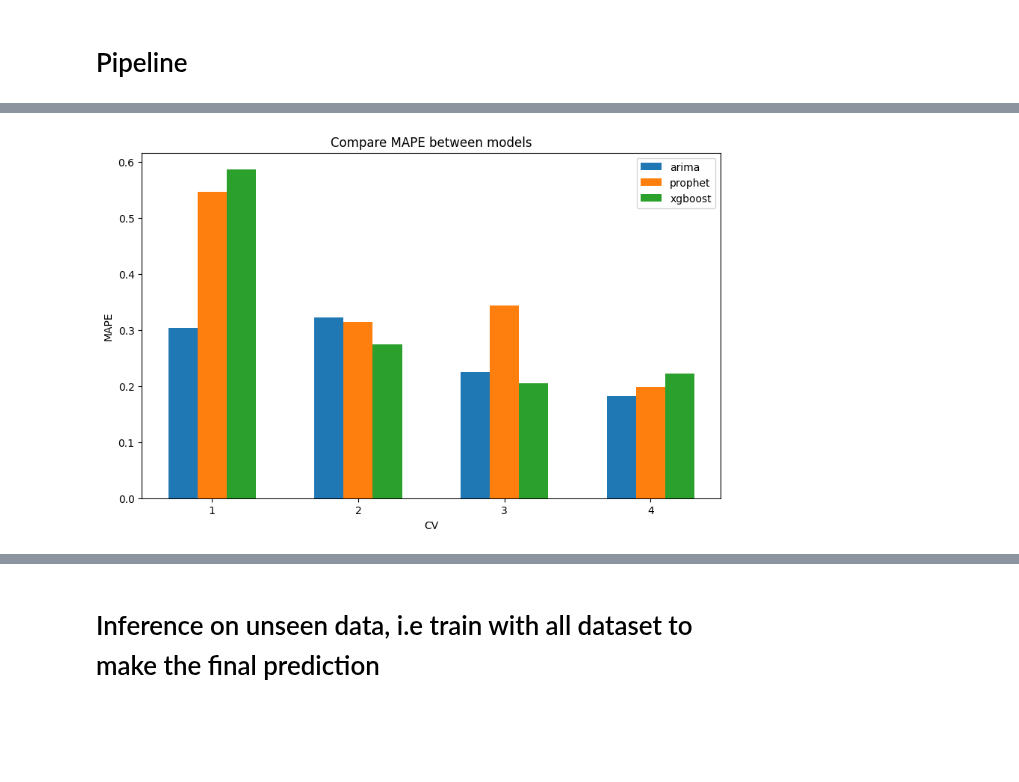
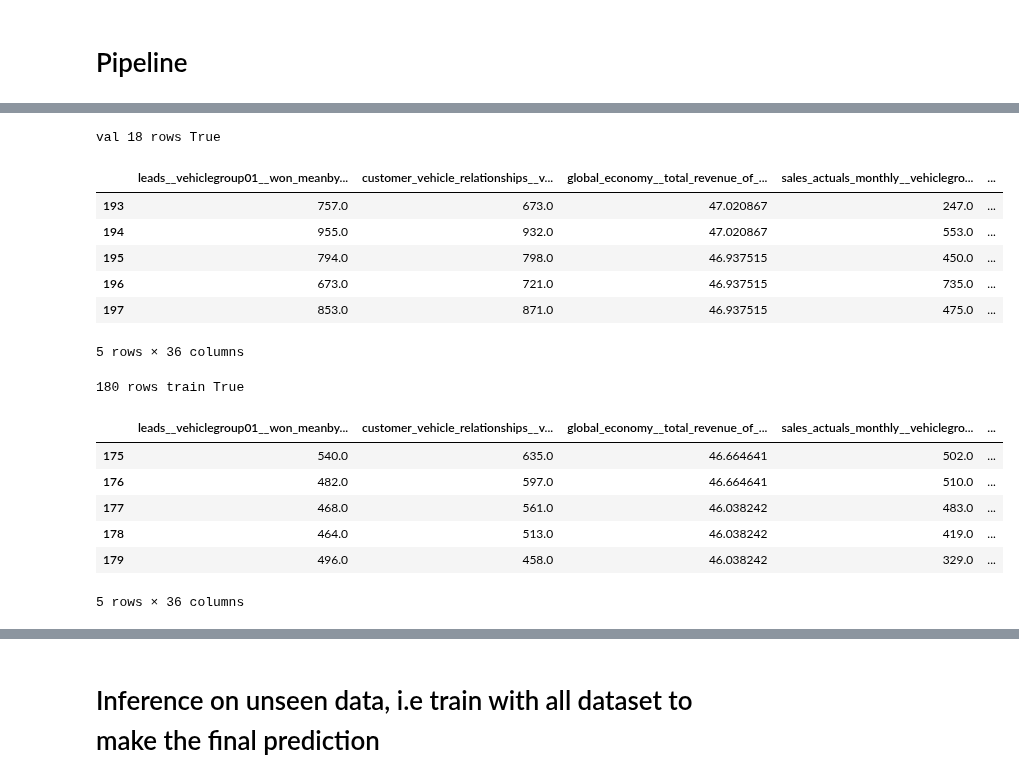
Before and after one commit to zuivu/porsche-forecast-sale, a Jupyter notebook: code/model.ipynb, the cells around one changed output, grey strips where cells are left out. Saved outputs shown, nothing was run; the diff lists cells and outputs as text; code cells hidden in the pictures; blank space fills up the shorter version.

```diff
--- a/code/model.ipynb
+++ b/code/model.ipynb
@@ -14,10 +17,9 @@ tscv = TimeSeriesSplit(n_splits=4, max_train_size=60, test_size=18) # Train size
 # ALL_DATA
 # %%
 DATA_START = 60
-TEST_INDEX = 180
+TEST_INDEX = 258 - DATA_START
 TEST_PERIOD = 18
 TARGET_COL_NAME = "sales_actuals_monthly__vehiclegroup01__orderintake"
-
 
 PATH_RUN2_DATA = r"../output_data\run2_run_countryA_all_values\run_Country A_all_2337_NaN_fillup.csv"
 PATH_RUN2_F_IMPORTANCE = r"../output_data\run2_run_countryA_all_values\run_Country A_all_2349value_importance_list.csv"
@@ -52,7 +52,7 @@ def get_data_sources(path_data, path_f_importance, num_features):
 
 def get_data(data):
     data_cut = data.iloc[DATA_START:, :]
-    data.reset_index(inplace=True, drop=True)
+    data_cut.reset_index(inplace=True, drop=True)
     dev_set = data_cut.iloc[:TEST_INDEX, :]
     prod_set = data_cut.iloc[:TEST_INDEX + TEST_PERIOD, :] # include features of predicting period (month 259 -> 276)
 
@@ -61,8 +61,7 @@ def get_data(data):
 
     return dev_set, prod_set
 
-
-data = get_data_sources(PATH_RUN3_DATA, PATH_RUN3_F_IMPORTANCE, 35)
+data = get_data_sources(PATH_RUN3_DATA, PATH_RUN3_F_IMPORTANCE, num_features=35)
 dev_set, prod_set = get_data(data)
 # %% [output]
 ['leads__vehiclegroup01__won_meanbymonth', 'customer_vehicle_relationships__vehiclegroup01__active_cars', 'global_economy__total_revenue_of_gdp_general_government__percentage', 'sales_actuals_monthly_ ...
@@ -402,31 +276,55 @@ Preprocessing data...
 # %%
-# Visualize result
-#del model_perf["arima"]
-models = list(model_perf.keys())
-perf = list(model_perf.values())
+# # Visualize result
+# #del model_perf["arima"]
+# models = list(model_perf.keys())
+# perf = list(model_perf.values())
 
-# Number of data blocks
-num_cv = len(perf[0])
+# # Number of data blocks
+# num_cv = len(perf[0])
 
-# Width of each bar
-bar_width = 0.2
+# # Width of each bar
+# bar_width = 0.2
 
-# Position of each bar on X-axis
-x = range(num_cv)
+# # Position of each bar on X-axis
+# x = range(num_cv)
 
-# Plotting each cluster
-plt.figure(figsize=(10,6))
-for i, name in enumerate(models):
-    plt.bar([pos + i * bar_width for pos in x], perf[i], bar_width, label=name)
+# # Plotting each cluster
+# plt.figure(figsize=(10,6))
+# for i, name in enumerate(models):
+#     plt.bar([pos + i * bar_width for pos in x], perf[i], bar_width, label=name)
 
-# Adding labels and title
-plt.xlabel('CV')
-plt.ylabel('MAPE')
-plt.title('Compare MAPE between models')
-plt.xticks([pos + (len(models) - 1) * bar_width / 2 for pos in x], range(1, num_cv + 1))
-plt.legend()
+# # Adding labels and title
+# plt.xlabel('CV')
+# plt.ylabel('MAPE')
+# plt.title('Compare MAPE between models')
+# plt.xticks([pos + (len(models) - 1) * bar_width / 2 for pos in x], range(1, num_cv + 1))
+# plt.legend()
 
-# Show plot
-plt.show()
+# # Show plot
+# plt.show()
-# %% [output]
-[figure, removed]
+# %%
+val_dev_set = dev_set.iloc[-TEST_PERIOD:, :]
+train_dev_set = dev_set.iloc[:-TEST_PERIOD, :]
+print("val 18 rows", TARGET_COL_NAME in val_dev_set.columns)
+val_dev_set.tail()
+# %% [output]
+val 18 rows True
+|  | leads__vehiclegroup01__won_meanby... | customer_vehicle_relationships__v... | global_economy__total_revenue_of_... | sales_actuals_monthly__vehiclegro... | ... |
+| 193 | 757.0 | 673.0 | 47.020867 | 247.0 | ... |
+| 194 | 955.0 | 932.0 | 47.020867 | 553.0 | ... |
+| 195 | 794.0 | 798.0 | 46.937515 | 450.0 | ... |
+| 196 | 673.0 | 721.0 | 46.937515 | 735.0 | ... |
+| 197 | 853.0 | 871.0 | 46.937515 | 475.0 | ... |
+5 rows × 36 columns
+# %%
+print("180 rows train", TARGET_COL_NAME in train_dev_set.columns)
+train_dev_set.tail()
+# %% [output]
+180 rows train True
+|  | leads__vehiclegroup01__won_meanby... | customer_vehicle_relationships__v... | global_economy__total_revenue_of_... | sales_actuals_monthly__vehiclegro... | ... |
+| 175 | 540.0 | 635.0 | 46.664641 | 502.0 | ... |
+| 176 | 482.0 | 597.0 | 46.664641 | 510.0 | ... |
+| 177 | 468.0 | 561.0 | 46.038242 | 483.0 | ... |
+| 178 | 464.0 | 513.0 | 46.038242 | 419.0 | ... |
+| 179 | 496.0 | 458.0 | 46.038242 | 329.0 | ... |
+5 rows × 36 columns
```
Also changed, not shown: parts of 18 cells of this notebook.
